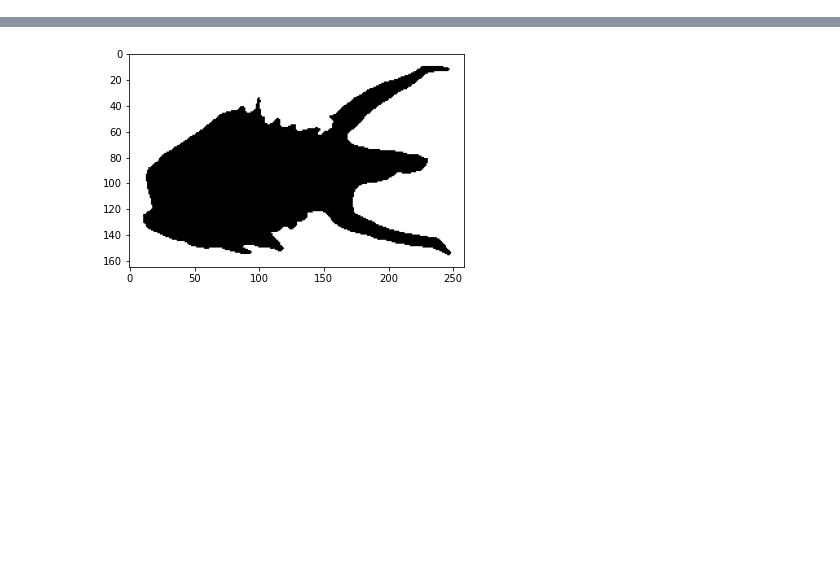
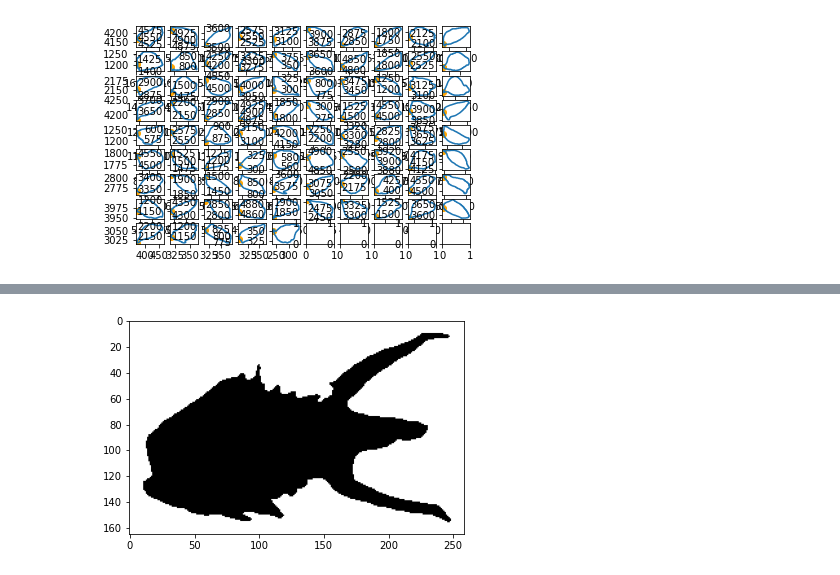
Before and after one commit to TankredO/seed_detector, a Jupyter notebook: tests.ipynb, the cells around one changed output, grey strips where cells are left out. Saved outputs shown, nothing was run; the diff lists cells and outputs as text; code cells hidden in the pictures; blank space fills up the shorter version.

```diff
--- a/tests.ipynb
+++ b/tests.ipynb
@@ -24,0 +61,19 @@ def get_contour(image, n = 200):
+# %%
+import seed_detector.tools as sdt
+
+# mask_path = Path('./test/Scannen1140/Scannen1140_mask.png')
+mask_path = Path('./test/Scannen0101/Scannen0101_mask.png')
+mask = cv2.imread(str(mask_path), cv2.IMREAD_UNCHANGED)
+contours = sdt.get_contours(mask, 10)
+
+n_contours = len(contours)
+
+n_col = int(np.ceil(np.sqrt(n_contours)))
+
+fig, axs = plt.subplots(int(np.ceil(n_contours / n_col)), n_col)
+axs = axs.flatten()
+for i, contour in enumerate(contours):
+    axs[i].plot(contour[:, 0], contour[:, 1])
+    axs[i].scatter(contour[0, 0], contour[0, 1], color='orange')
+# %% [output]
+[figure, added]
```
Also changed, not shown: parts of 11 cells of this notebook, 1 other file.
